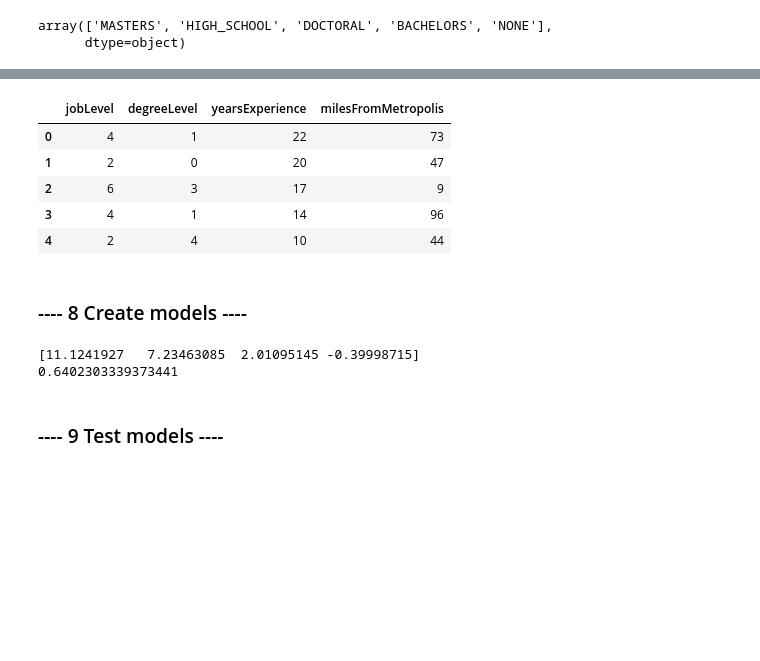
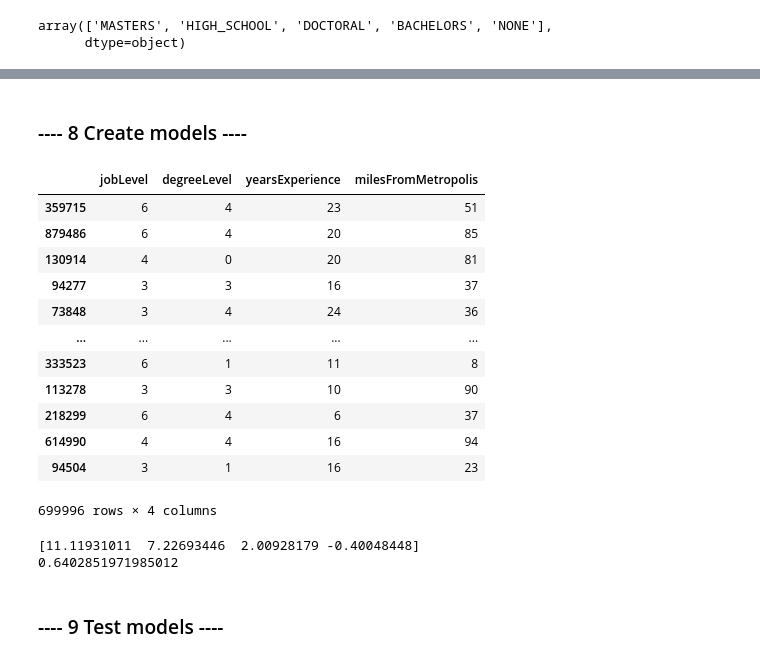
Before and after one commit to albert-ntiri/salary_prediction_project, a Jupyter notebook: Salary Prediction Notebook.ipynb, the cells around one changed output, grey strips where cells are left out. Saved outputs shown, nothing was run; the diff lists cells and outputs as text; code cells hidden in the pictures; blank space fills up the shorter version.

```diff
--- a/Salary Prediction Notebook.ipynb
+++ b/Salary Prediction Notebook.ipynb
@@ -338,28 +340,40 @@ model_train_features.head()
 # %%
 # Make corresponding changes to test data
 
-test_features['jobLevel'] = test_features.jobType.map(job_levels)
-test_features['degreeLevel'] = test_features.degree.map(degree_levels)
-model_test_features = test_features[model_features]
-model_test_features.head()
+# test_features['jobLevel'] = test_features.jobType.map(job_levels)
+# test_features['degreeLevel'] = test_features.degree.map(degree_levels)
+# model_test_features = test_features[model_features]
+# model_test_features.head()
-# %% [output]
-|  | jobLevel | degreeLevel | yearsExperience | milesFromMetropolis |
-| 0 | 4 | 1 | 22 | 73 |
-| 1 | 2 | 0 | 20 | 47 |
-| 2 | 6 | 3 | 17 | 9 |
-| 3 | 4 | 1 | 14 | 96 |
-| 4 | 2 | 4 | 10 | 44 |
 # %% [markdown]
 ### ---- 8 Create models ----
 # %%
 #create and tune the models that you brainstormed during part 2
+# %%
+# Split data into training and test sets
+
+features_train, features_test, salary_train, salary_test = train_test_split(model_train_full[model_features], model_train_full['salary'], test_size=.3)
+features_train
+# %% [output]
+|  | jobLevel | degreeLevel | yearsExperience | milesFromMetropolis |
+| 359715 | 6 | 4 | 23 | 51 |
+| 879486 | 6 | 4 | 20 | 85 |
+| 130914 | 4 | 0 | 20 | 81 |
+| 94277 | 3 | 3 | 16 | 37 |
+| 73848 | 3 | 4 | 24 | 36 |
+| ... | ... | ... | ... | ... |
+| 333523 | 6 | 1 | 11 | 8 |
+| 113278 | 3 | 3 | 10 | 90 |
+| 218299 | 6 | 4 | 6 | 37 |
+| 614990 | 4 | 4 | 16 | 94 |
+| 94504 | 3 | 1 | 16 | 23 |
+699996 rows × 4 columns
 # %%
-model_train_salaries = train_salaries['salary']
+# Fit model on the training data
 
 model = linear_model.LinearRegression()
-model.fit(model_train_features, model_train_salaries)
+model.fit(features_train, salary_train)
 print(model.coef_)
-print(model.score(model_train_features, model_train_salaries))
+print(model.score(features_train, salary_train))
 # %% [output]
-[11.1241927   7.23463085  2.01095145 -0.39998715]
-0.6402303339373441
+[11.11931011  7.22693446  2.00928179 -0.40048448]
+0.6402851971985012
```
Also changed, not shown: parts of 12 cells of this notebook.
